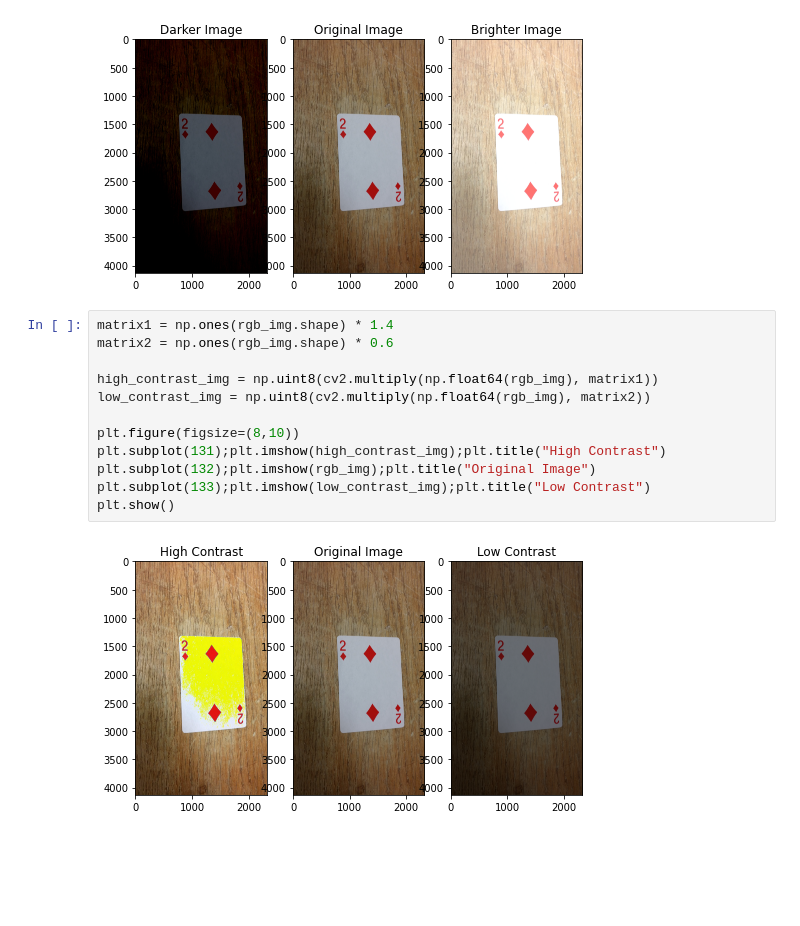
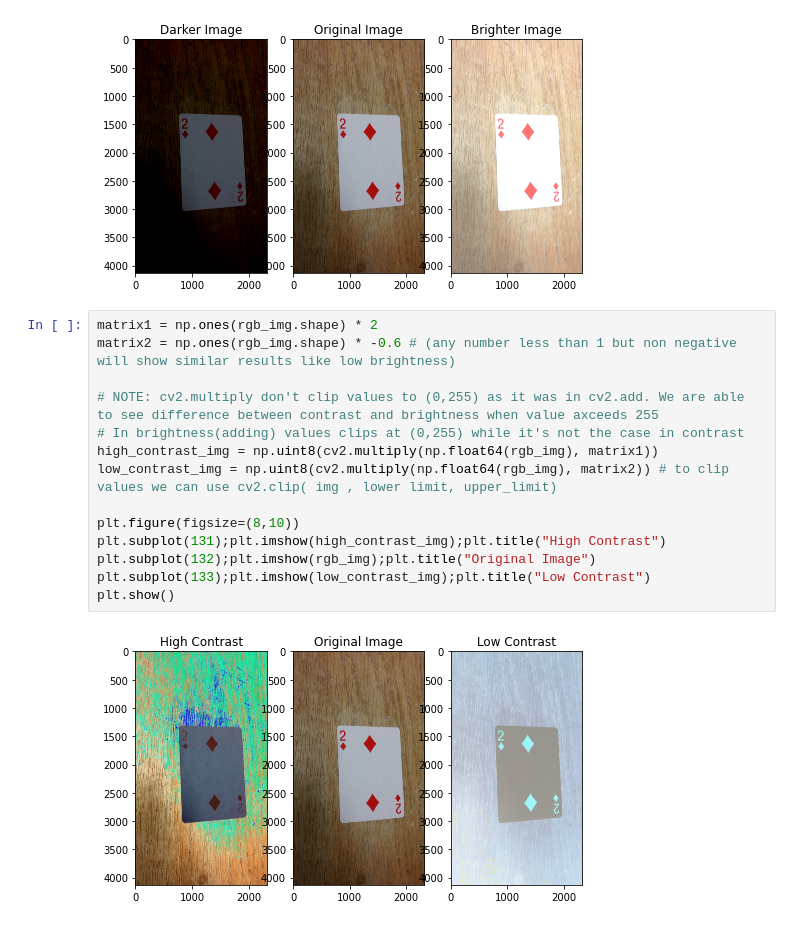
Before and after one commit to Nayal17/Opencv-Starter, a Jupyter notebook: OpenCV.ipynb, the cells around one changed output. Saved outputs shown, nothing was run; the diff lists cells and outputs as text; blank space fills up the shorter version.

```diff
--- a/OpenCV.ipynb
+++ b/OpenCV.ipynb
@@ -172,16 +172,18 @@ plt.show()
 # %% [output]
 [figure]
 # %%
-matrix1 = np.ones(rgb_img.shape) * 1.4
-matrix2 = np.ones(rgb_img.shape) * 0.6
+matrix1 = np.ones(rgb_img.shape) * 2
+matrix2 = np.ones(rgb_img.shape) * -0.6 # (any number less than 1 but non negative will show similar results like low brightness)
 
+# NOTE: cv2.multiply don't clip values to (0,255) as it was in cv2.add. We are able to see difference between contrast and brightness when value axceeds 255
+# In brightness(adding) values clips at (0,255) while it's not the case in contrast
 high_contrast_img = np.uint8(cv2.multiply(np.float64(rgb_img), matrix1))
-low_contrast_img = np.uint8(cv2.multiply(np.float64(rgb_img), matrix2))
+low_contrast_img = np.uint8(cv2.multiply(np.float64(rgb_img), matrix2)) # to clip values we can use cv2.clip( img , lower limit, upper_limit)
 
 plt.figure(figsize=(8,10))
 plt.subplot(131);plt.imshow(high_contrast_img);plt.title("High Contrast")
 plt.subplot(132);plt.imshow(rgb_img);plt.title("Original Image")
 plt.subplot(133);plt.imshow(low_contrast_img);plt.title("Low Contrast")
 plt.show()
 # %% [output]
-[figure, old version]
+[figure, new version]
```
Also changed, not shown: parts of 4 cells of this notebook.
